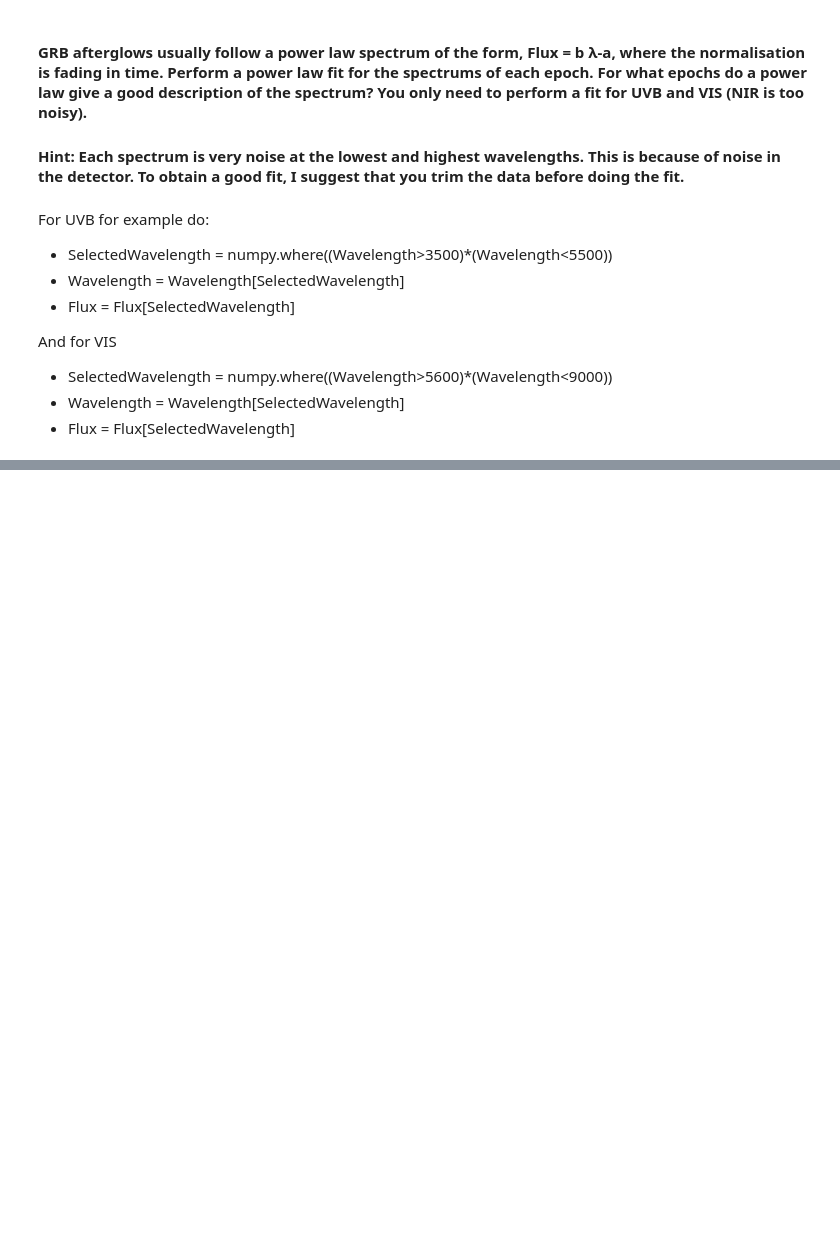
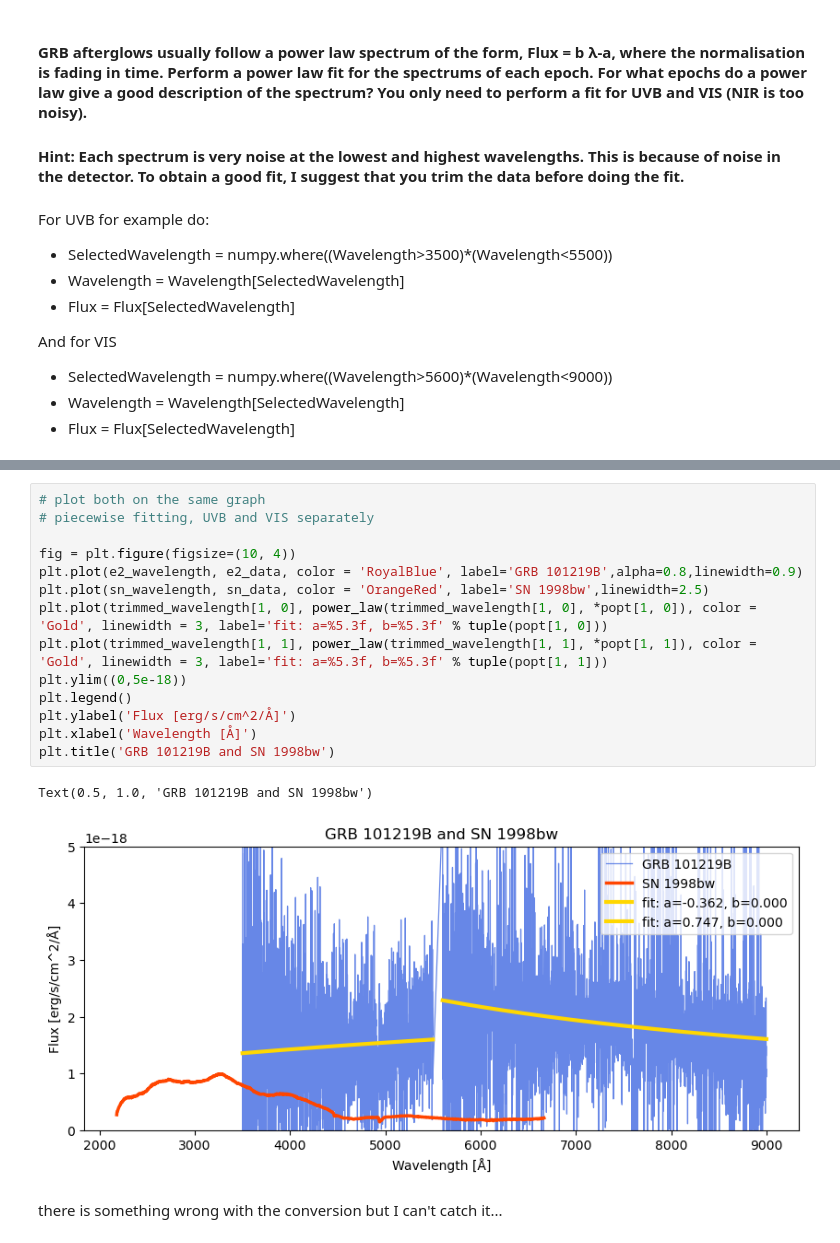
Before and after one commit to AstroSeha/SS2024, a Jupyter notebook: Computational Astrophysics: Advanced Programming/exB_GRB_SN.ipynb, the cells around one changed output, grey strips where cells are left out. Drawn from its saved outputs; the diff is of its cells as text; blank space fills up the shorter version.

```diff
--- a/Computational Astrophysics: Advanced Programming/exB_GRB_SN.ipynb
+++ b/Computational Astrophysics: Advanced Programming/exB_GRB_SN.ipynb
@@ -389,0 +507,19 @@ plt.tight_layout()
+# %%
+# plot both on the same graph
+# piecewise fitting, UVB and VIS separately
+
+fig = plt.figure(figsize=(10, 4))
+plt.plot(e2_wavelength, e2_data, color = 'RoyalBlue', label='GRB 101219B',alpha=0.8,linewidth=0.9)
+plt.plot(sn_wavelength, sn_data, color = 'OrangeRed', label='SN 1998bw',linewidth=2.5)
+plt.plot(trimmed_wavelength[1, 0], power_law(trimmed_wavelength[1, 0], *popt[1, 0]), color = 'Gold', linewidth = 3, label='fit: a=%5.3f, b=%5.3f' % tuple(popt[1, 0]))
+plt.plot(trimmed_wavelength[1, 1], power_law(trimmed_wavelength[1, 1], *popt[1, 1]), color = 'Gold', linewidth = 3, label='fit: a=%5.3f, b=%5.3f' % tuple(popt[1, 1]))
+plt.ylim((0,5e-18))
+plt.legend()
+plt.ylabel('Flux [erg/s/cm^2/Å]')
+plt.xlabel('Wavelength [Å]')
+plt.title('GRB 101219B and SN 1998bw')
+# %% [output]
+Text(0.5, 1.0, 'GRB 101219B and SN 1998bw')
+[figure, added]
+# %% [markdown]
+there is something wrong with the conversion but I can't catch it...
```
Also changed, not shown: parts of 15 cells of this notebook.
